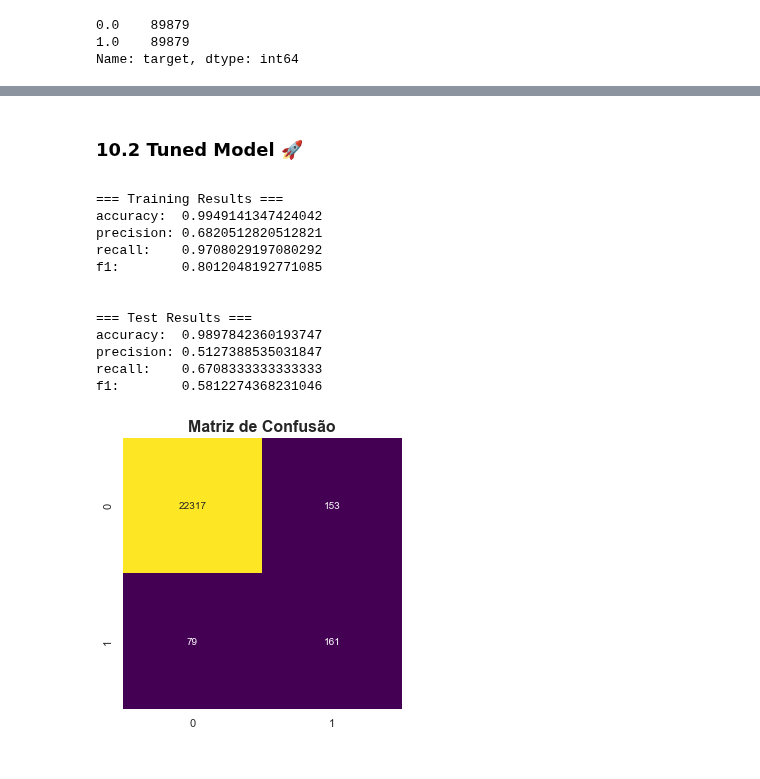
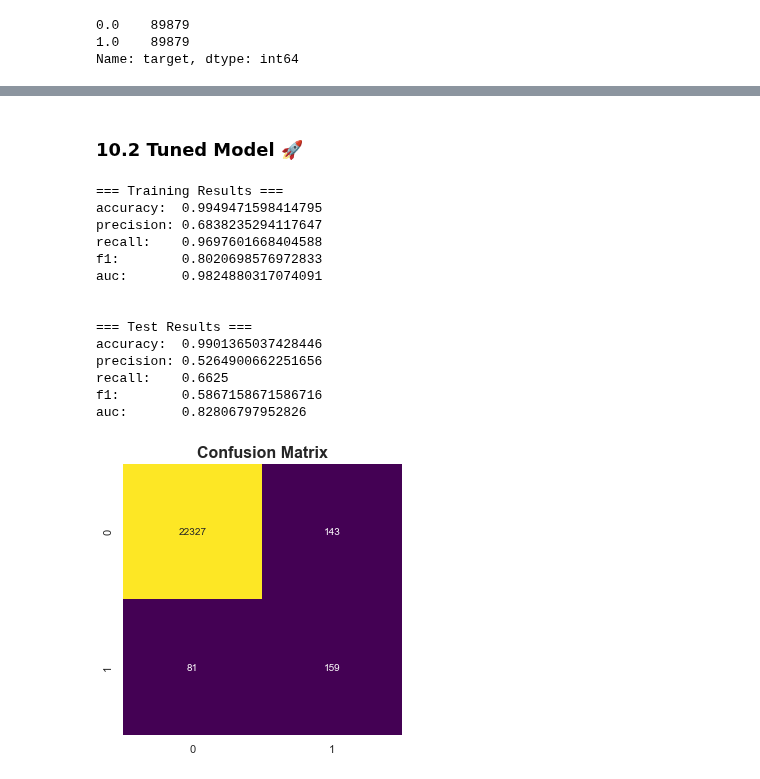
Before and after one commit to Kiindwt/ML_Spotify_Class, a Jupyter notebook: spotify.ipynb, the cells around one changed output, grey strips where cells are left out. Cells and saved outputs as stored; diff of their text form; code cells hidden in the pictures.

```diff
--- a/spotify.ipynb
+++ b/spotify.ipynb
@@ -534,5 +538,5 @@ plt.show()
 # %% [markdown]
-<h3><p style='font-family:cursive'>10.2 Tuned Model 🚀</h3>
+<h3>10.2 Tuned Model 🚀</h3>
 # %%
 final_params = rf_grid.best_estimator_
 
@@ -547,6 +551,7 @@ print(f"accuracy:  {accuracy_score(y_train_array, y_pred_train)}")
 print(f"precision: {precision_score(y_train_array, y_pred_train)}")
 print(f"recall:    {recall_score(y_train_array, y_pred_train)}")
 print(f"f1:        {f1_score(y_train_array, y_pred_train)}")
+print(f'auc:       {roc_auc_score(y_train_array, y_pred_train)}')
 print('\n')
 
 y_pred_test_final = final_model.predict(X_test) # prediction with the model trained with the test dataset
@@ -557,24 +562,27 @@ print(f"accuracy:  {accuracy_score(y_test, y_pred_test_final)}")
 print(f"precision: {precision_score(y_test, y_pred_test_final)}")
 print(f"recall:    {recall_score(y_test, y_pred_test_final)}")
 print(f"f1:        {f1_score(y_test, y_pred_test_final)}")
+print(f'auc:       {roc_auc_score(y_test, y_pred_test_final)}')
 # %% [output]
 === Training Results ===
-accuracy:  0.9949141347424042
-precision: 0.6820512820512821
-recall:    0.9708029197080292
-f1:        0.8012048192771085
+accuracy:  0.9949471598414795
+precision: 0.6838235294117647
+recall:    0.9697601668404588
+f1:        0.8020698576972833
+auc:       0.9824880317074091
 
 
 === Test Results ===
-accuracy:  0.9897842360193747
-precision: 0.5127388535031847
-recall:    0.6708333333333333
-f1:        0.5812274368231046
+accuracy:  0.9901365037428446
+precision: 0.5264900662251656
+recall:    0.6625
+f1:        0.5867158671586716
+auc:       0.82806797952826
 # %%
 # confusion matrix for the final model (test dataset)
 plt.figure(figsize=(5,5))
 sns.heatmap(confusion_matrix(y_test,y_pred_test_final), annot=True, cmap='viridis', fmt='g', cbar=False)
-plt.title("Matriz de Confusão", fontsize=16, fontweight='bold')
+plt.title("Confusion Matrix", fontsize=16, fontweight='bold')
 plt.show()
 # %% [output]
-[figure, old version]
+[figure, new version]
```
Also changed, not shown: parts of 28 cells of this notebook.
